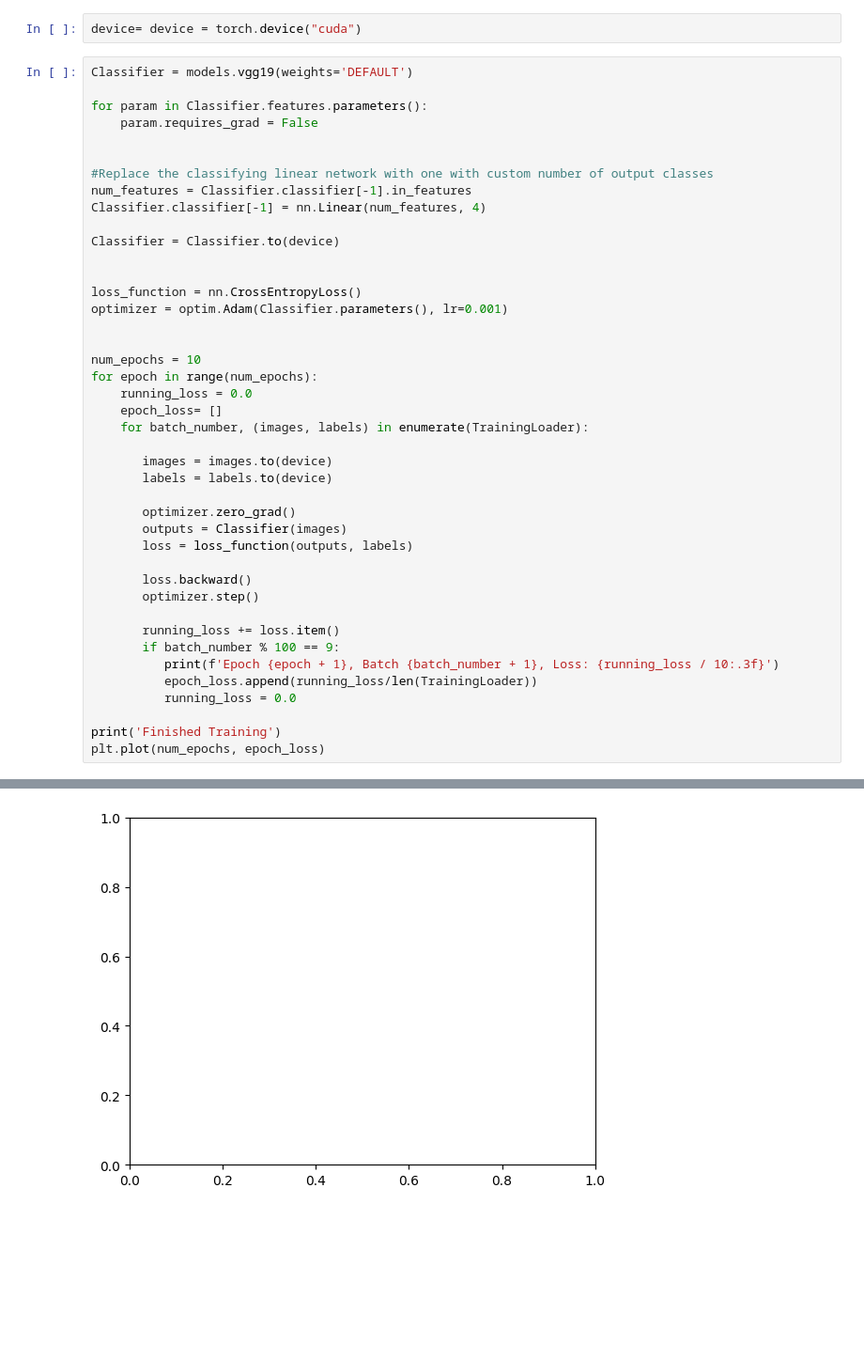
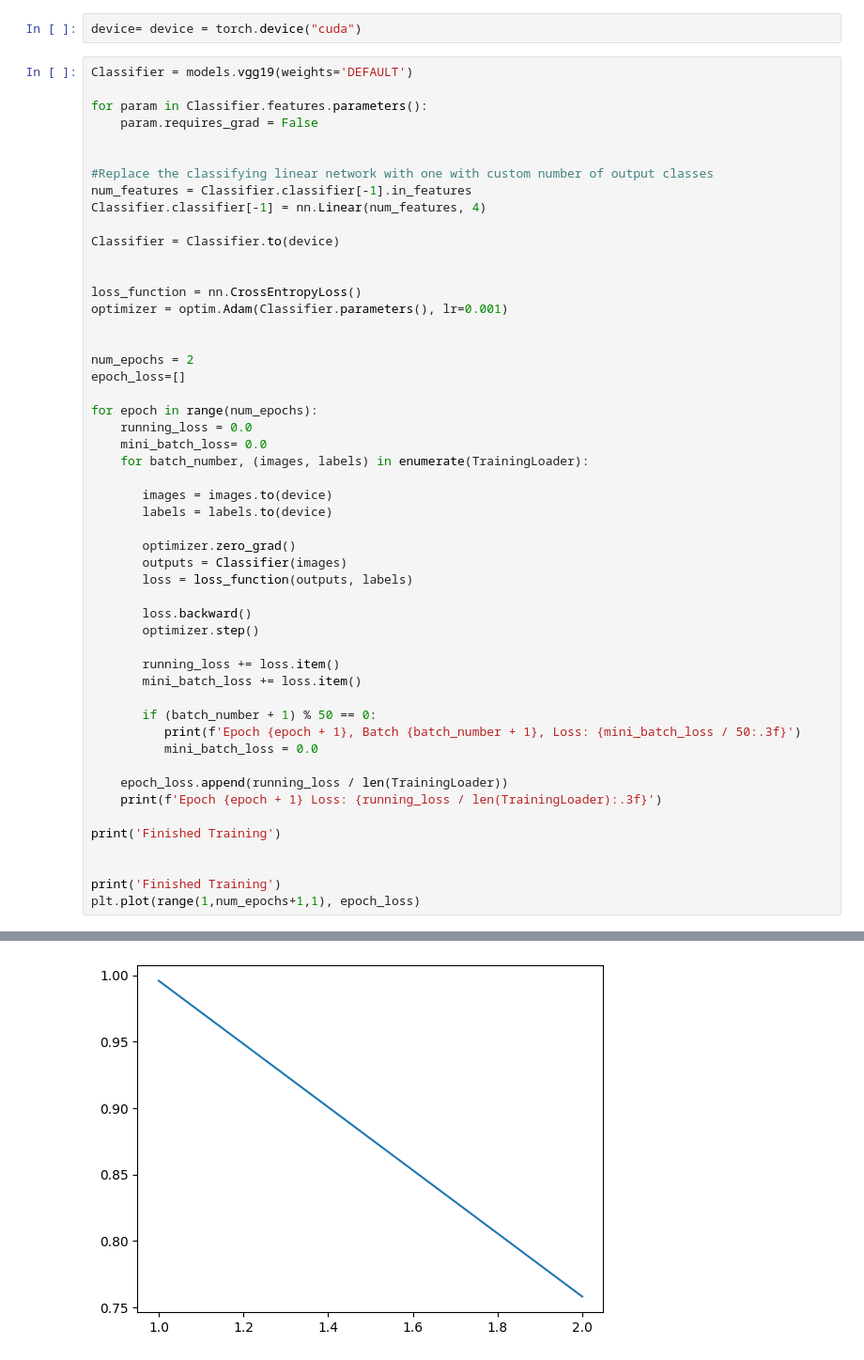
Before and after one commit to NicholasLeotta99/Neuromatch_BrainCancer, a Jupyter notebook: code/VGG19_Classifier_Test.ipynb, the cells around one changed output, grey strips where cells are left out. Shown at 94% size. Cells and saved outputs as stored; diff of their text form; blank space fills up the shorter version.

```diff
--- a/code/VGG19_Classifier_Test.ipynb
+++ b/code/VGG19_Classifier_Test.ipynb
@@ -100,10 +100,12 @@ loss_function = nn.CrossEntropyLoss()
 optimizer = optim.Adam(Classifier.parameters(), lr=0.001)
 
 
-num_epochs = 10
+num_epochs = 2
+epoch_loss=[]
+
 for epoch in range(num_epochs):
     running_loss = 0.0
-    epoch_loss= []
+    mini_batch_loss= 0.0
     for batch_number, (images, labels) in enumerate(TrainingLoader):
 
        images = images.to(device)
@@ -117,11 +119,18 @@ for epoch in range(num_epochs):
        optimizer.step()
 
        running_loss += loss.item()
-       if batch_number % 100 == 9:
-          print(f'Epoch {epoch + 1}, Batch {batch_number + 1}, Loss: {running_loss / 10:.3f}')
-          epoch_loss.append(running_loss/len(TrainingLoader))
-          running_loss = 0.0
+       mini_batch_loss += loss.item()
+
+       if (batch_number + 1) % 50 == 0:
+          print(f'Epoch {epoch + 1}, Batch {batch_number + 1}, Loss: {mini_batch_loss / 50:.3f}')
+          mini_batch_loss = 0.0
+
+    epoch_loss.append(running_loss / len(TrainingLoader))
+    print(f'Epoch {epoch + 1} Loss: {running_loss / len(TrainingLoader):.3f}')
 
 print('Finished Training')
-plt.plot(num_epochs, epoch_loss)
+
+
+print('Finished Training')
+plt.plot(range(1,num_epochs+1,1), epoch_loss)
 # %% [output]
@@ -146 +155 @@ ValueError: ignored
-[figure, old version]
+[figure, new version]
```
Also changed, not shown: parts of 2 cells of this notebook.
